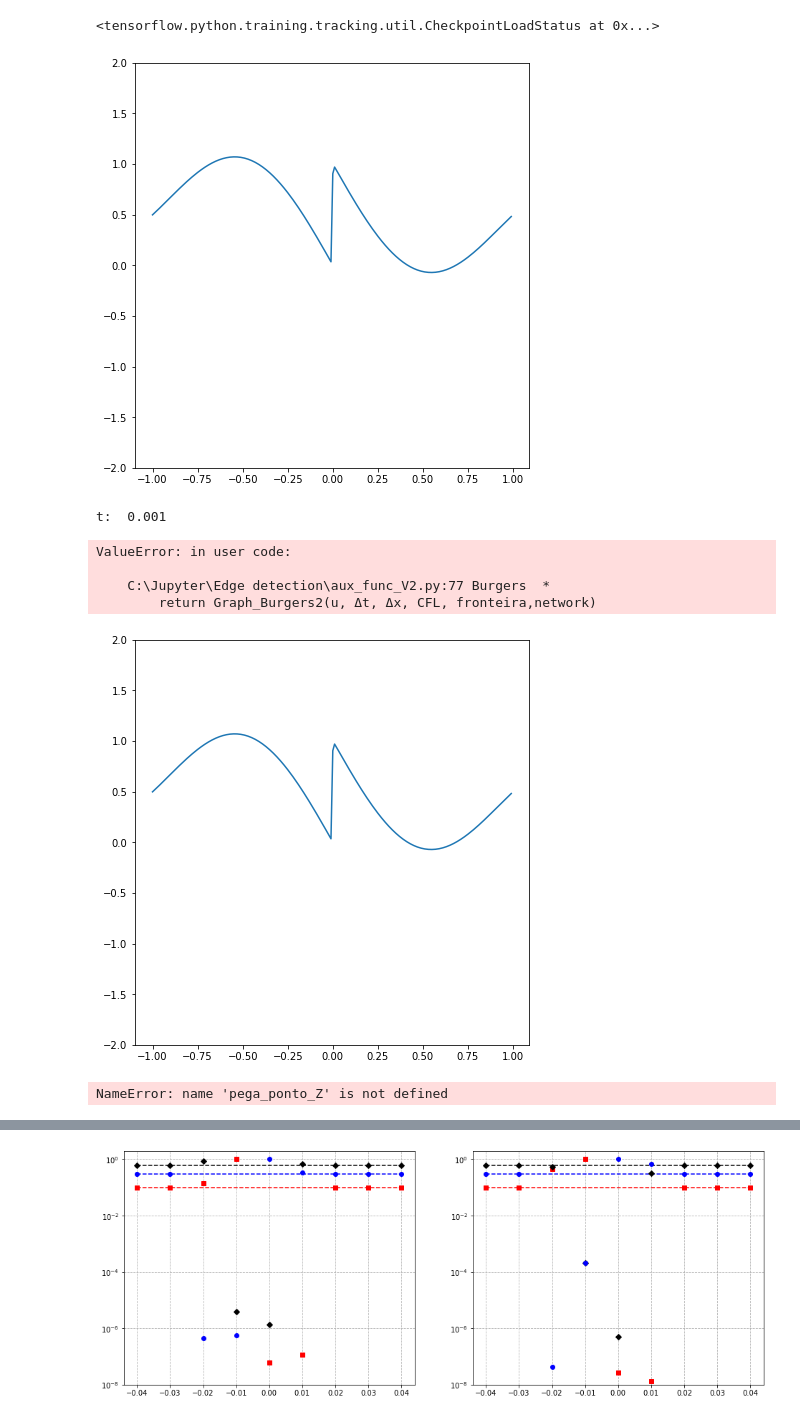
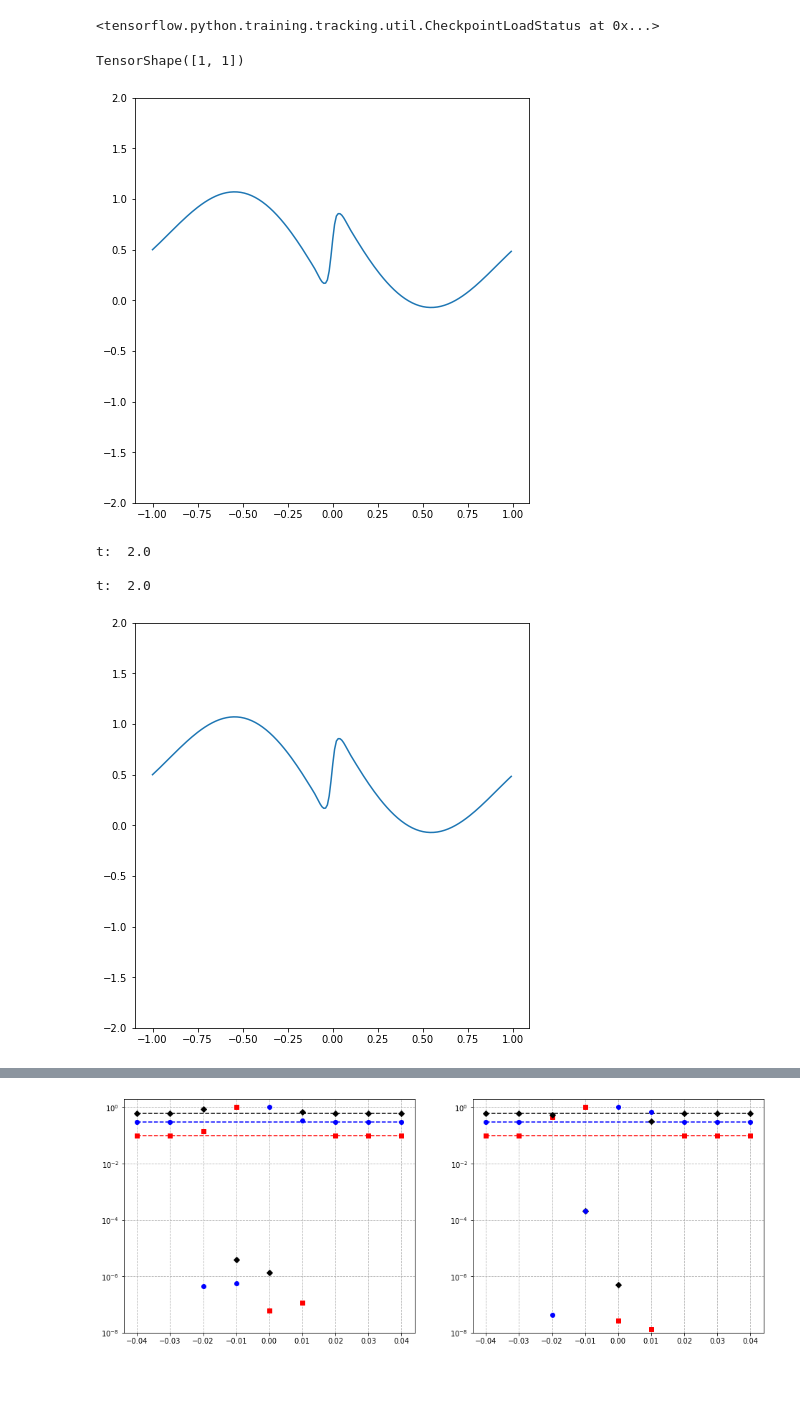
Before and after one commit to silvaneojunior/Top_mat_A, a Jupyter notebook: Grafico artigo WENO Z.ipynb, the cells around one changed output, grey strips where cells are left out. Drawn from its saved outputs; the diff is of its cells as text; code cells hidden in the pictures; blank space fills up the shorter version.

Commit message:
Adição de testes de arquitetura

```diff
--- a/Grafico artigo WENO Z.ipynb
+++ b/Grafico artigo WENO Z.ipynb
@@ -37,6 +37,13 @@ callback = tf.keras.callbacks.LearningRateScheduler(scheduler)
 # %%
 # Definindo a função de ativação utilizada na arquitetura da rede
 ativ_func=lambda x: tf.nn.elu(x)+1
+
+# Definindo a função de regularização das ativações
+regul_func=lambda x: 0.4019*tf.math.reduce_sum((x-1)**2)
+
+def Inf_Norm(y_true, y_pred):
+    y_true = tf.cast(y_true, y_pred.dtype)
+    return tf.reduce_max(tf.math.abs(y_pred - y_true), axis=-1)
 
 class Burguers_layer(keras.layers.Layer):
     """Criando uma camada de rede neural cuja superclasse é a camada
@@ -66,12 +73,11 @@ class Burguers_layer(keras.layers.Layer):
         input_shape (?): não é utilizado por essa função
         """
         self.layers=[]
-        wei_reg=tf.keras.regularizers.L2(0*10**-3)                                                                        # regularização dos pesos da rede
-        self.layers.append(tf.keras.layers.ZeroPadding1D(padding=2))                                                      # camada de padding de zeros em 1 dimensão
-        self.layers.append(keras.layers.Conv1D(5, 5, activation='elu',     dtype=float_pres, kernel_regularizer=wei_reg)) # camada de convolução em 1 dimensão
-        self.layers.append(tf.keras.layers.ZeroPadding1D(padding=2))                                                      # camada de padding de zeros em 1 dimensão
-        self.layers.append(keras.layers.Conv1D(3, 5, activation='elu',     dtype=float_pres, kernel_regularizer=wei_reg)) # camada de convolução em 1 dimensão
-        self.layers.append(keras.layers.Conv1D(1, 1, activation='sigmoid', dtype=float_pres, kernel_regularizer=wei_reg)) # camada de convolução em 1 dimensão
+        wei_reg=tf.keras.regularizers.L2(0.339)# regularização dos pesos da rede
+        for i in range(5):
+            self.layers.append(tf.keras.layers.ZeroPadding1D(padding=2))# camada de padding de zeros em 1 dimensão
+            self.layers.append(keras.layers.Conv1D(1,5,activation='elu',dtype=float_pres,kernel_regularizer=wei_reg))# camada de convolução em 1 dimensão
+        self.layers.append(keras.layers.Conv1D(1,1,activation='elu',dtype=float_pres,kernel_regularizer=wei_reg,activity_regularizer=regul_func))# camada de convolução em 1 dimensão
 
     def network_graph(self,x):
         """
@@ -135,11 +141,15 @@ class MES_OF(tf.keras.losses.Loss):
         return loss
 
 Network=keras.Model(input_x, final_layer(input_x))                                   # criando a rede neural
-Network.compile(loss=MES_OF(), optimizer=optimizer, metrics=['mean_absolute_error']) # configurando a função de perda e o otimizador
+Network.compile(loss=MES_OF(),optimizer=optimizer,metrics=[Inf_Norm]) # configurando a função de perda e o otimizador
 
-Network.load_weights('Modelo artigo') # carregando os pesos da rede neural treinados
+Network.load_weights('Modelo teste') # carregando os pesos da rede neural treinados
 # %% [output]
 <tensorflow.python.training.tracking.util.CheckpointLoadStatus at 0x...>
+# %%
+Λ.shape
+# %% [output]
+TensorShape([1, 1])
 # %%
 f_test=lambda x: -tf.math.sin(np.pi*x)-0.5*x**3+tf.where(x<0,tf.constant(0.0,dtype=float_pres),tf.constant(1.0,dtype=float_pres))
 
@@ -162,10 +172,11 @@ x = tf.range(-1,1,Δx,
 u=f_test(x)
 
 u=tf.expand_dims(u,axis=0)
+u=tf.expand_dims(u,axis=2)
 u_Z=u[:]
 
 CFL = 0.5
-T = 0.001
+T = 2
 t = 0.0
 
 fig = plt.figure(1, constrained_layout=True,figsize=(6,6))
@@ -188,40 +199,38 @@ while t < T:
     print('t: ',tf.squeeze(t).numpy(),'                                ',end='\r')
 
     #line.set_xdata(x)
     line[0].set_ydata(squeezed_u.numpy())
 
     fig.canvas.draw()
     hfig.update(fig)
     #time.sleep(0.01);
 
 print('\n')
 t=0
 
 while t < T:
     Δt_max=T-t
     Λ = tf.math.reduce_max(tf.abs(u_Z),axis=1,keepdims=True)
     Δt = Δx*CFL/Λ
     Δt = tf.where(Δt > Δt_max,Δt_max,Δt)
     u_Z = Burgers(u_Z,Δt, Δx, CFL, FronteiraPeriodica)
 
     squeezed_u=tf.squeeze(u_Z)
     t += Δt
     print('t: ',tf.squeeze(t).numpy(),'                                ',end='\r')
 
     #line.set_xdata(x)
     line[0].set_ydata(squeezed_u.numpy())
 
     fig.canvas.draw()
     hfig.update(fig)
     #time.sleep(0.01);
 # %% [output]
-[figure, old version]
+[figure, new version]
-t:  0.001
+t:  2.0
+
+t:  2.0
-ValueError: in user code:
-
-    C:\Jupyter\Edge detection\aux_func_V2.py:77 Burgers  *
-        return Graph_Burgers2(u, Δt, Δx, CFL, fronteira,network)
-[figure, old version]
+[figure, new version]
 # %%
 def pega_ponto_Z(indice):
     ɛ = 10.0**(-40)
@@ -265,7 +274,7 @@ def pega_ponto_rede(indice):
     return ω_Rede
 # %%
 n_pontos=9
-mid_point=105
+mid_point=100
 y_plot_Rede=np.zeros([n_pontos,3])
 y_plot_Z=np.zeros([n_pontos,3])
 
@@ -273,8 +282,6 @@ for i in range(n_pontos):
     indice=int(mid_point-(n_pontos-1)/2+i)
     y_plot_Z[i]=np.squeeze(pega_ponto_Z(indice))
     y_plot_Rede[i]=np.squeeze(pega_ponto_rede(indice))
-# %% [output]
-NameError: name 'pega_ponto_Z' is not defined
 # %%
 fig, axs = plt.subplots(1,2,figsize=(8*2, 6))
 
```
Also changed, not shown: parts of 1 cell of this notebook, 4 other files.
